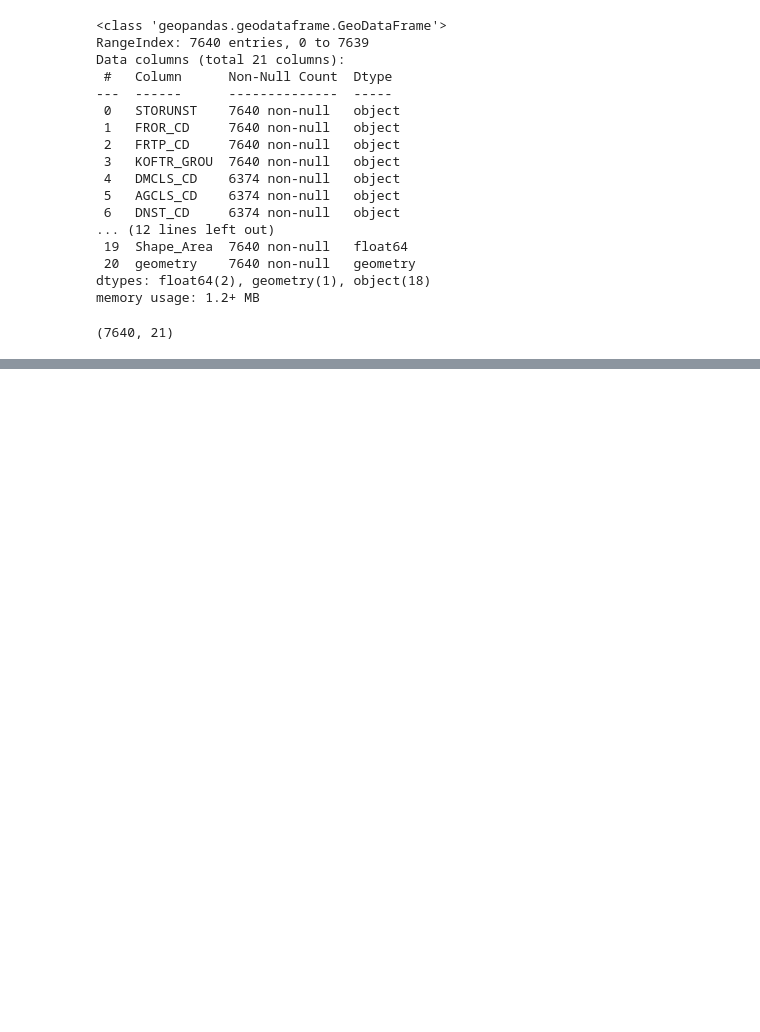
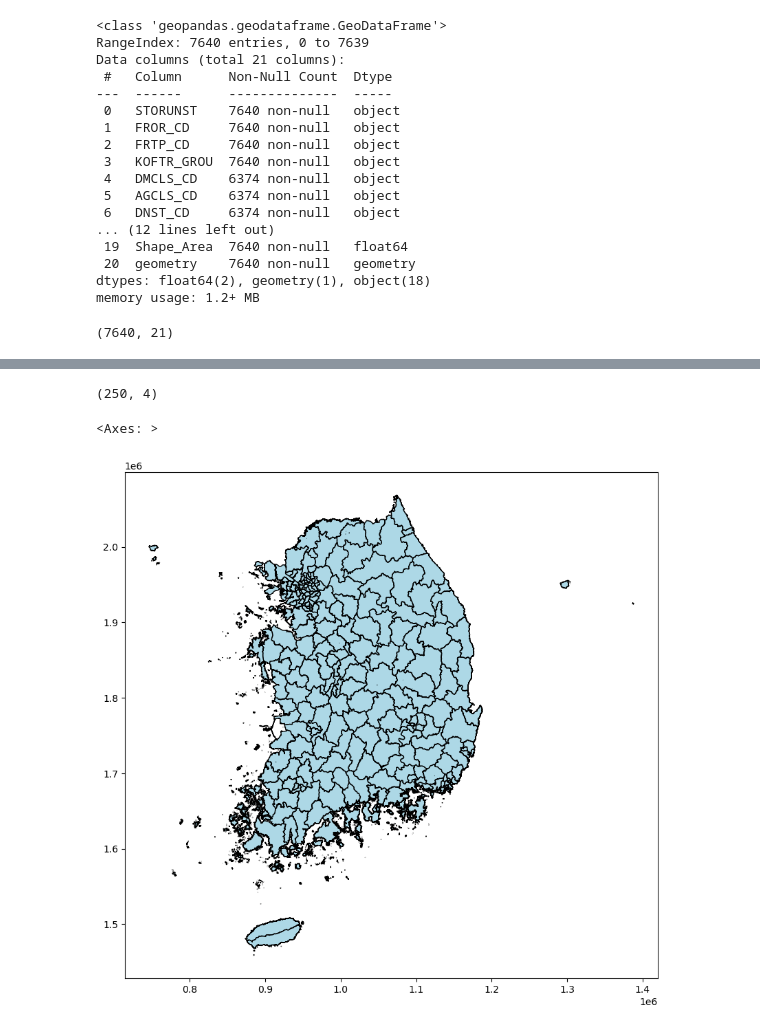
Before and after one commit to ta3wook/type2fire, a Jupyter notebook: notebooks/01_EDA.ipynb, the cells around one changed output, grey strips where cells are left out. Drawn from its saved outputs; the diff is of its cells as text; code cells hidden in the pictures; blank space fills up the shorter version.

```diff
--- a/notebooks/01_EDA.ipynb
+++ b/notebooks/01_EDA.ipynb
@@ -77,0 +82,2 @@ gdf.shape
+# %%
+gdf = gpd.read_file("../data/raw/sig_20230729/sig.shp", encoding="euc-kr")
@@ -77,0 +93,4 @@ gdf.shape
+# %%
+gdf.shape
+# %% [output]
+(250, 4)
@@ -77,0 +99,5 @@ gdf.shape
+# %%
+gdf.plot(figsize=(10, 12), edgecolor="black", facecolor="lightblue")
+# %% [output]
+<Axes: >
+[figure, added]
```
Also changed, not shown: parts of 5 cells of this notebook.
